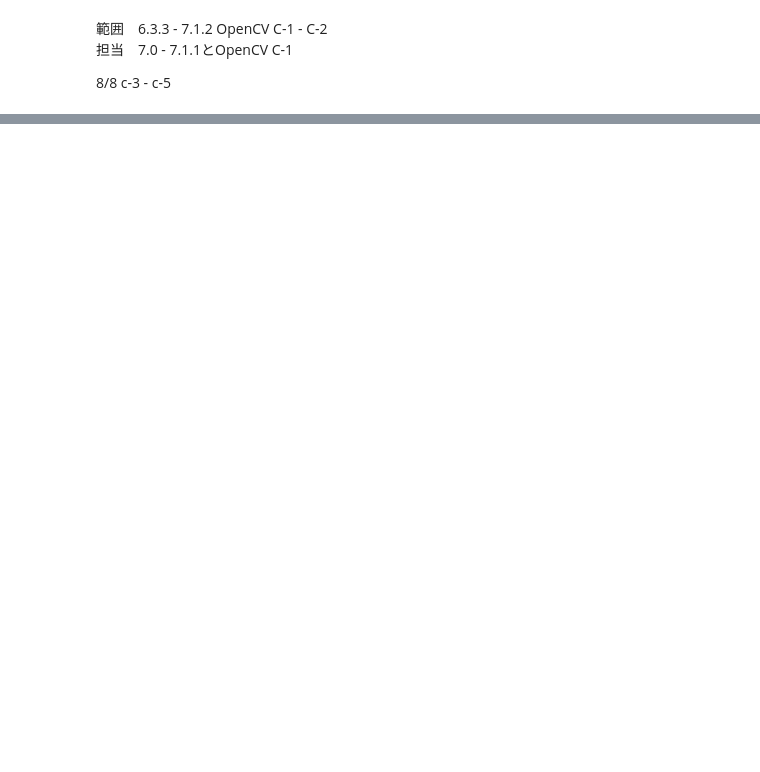
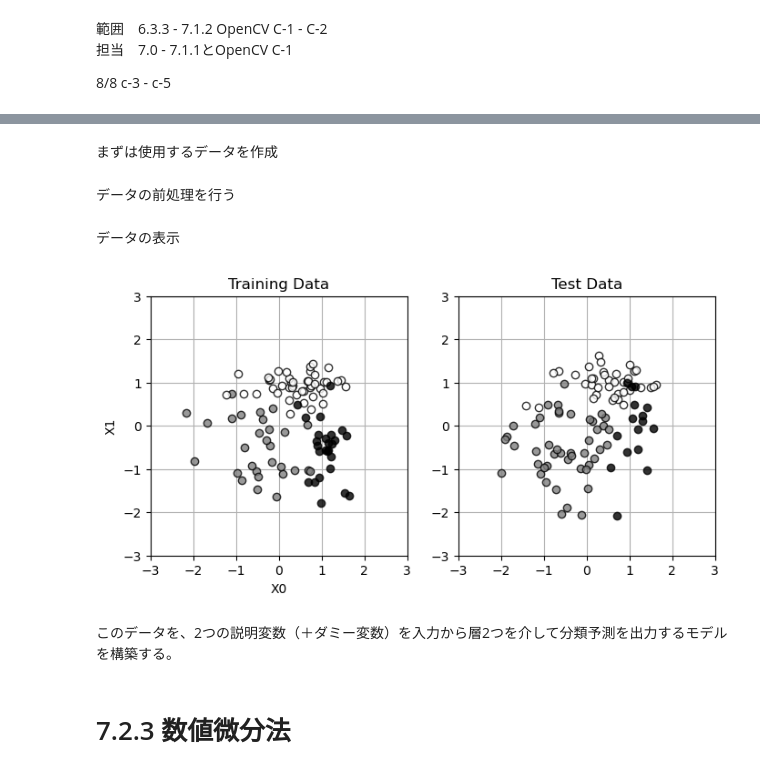
Before and after one commit to a2c6201/ml_labo, a Jupyter notebook: ml_text/section7.ipynb, the cells around one changed output, grey strips where cells are left out. Drawn from its saved outputs; the diff is of its cells as text; code cells hidden in the pictures; blank space fills up the shorter version.

Commit message:
learn:7.2.4数値微分法による学習

```diff
--- a/ml_text/section7.ipynb
+++ b/ml_text/section7.ipynb
@@ -31,0 +48,2 @@
+# %% [markdown]
+まずは使用するデータを作成
@@ -31,0 +77,55 @@
+# %% [markdown]
+データの前処理を行う
+# %%
+# 訓練データとテストデータに分割
+TrainingRatio = 0.5
+N_training = int(N * TrainingRatio)
+X_train = X[:N_training, :]
+X_test = X[N_training:, :]
+T_train = T[:N_training, :]
+T_test = T[N_training:, :]
+
+# データの保存
+np.savez(
+    'ch7_data.npz',
+    X_train=X_train, T_train=T_train, X_test=X_test, T_test=T_test,
+    X0_min=X0_min, X0_max=X0_max, X1_min=X1_min, X1_max=X1_max
+)
+# %% [markdown]
+データの表示
+# %%
+%matplotlib inline
+import matplotlib.pyplot as plt
+
+# データの表示
+def show_data(x, t):
+    K = t.shape[1]      # クラス数を取得
+    col = ['gray', 'white', 'black']
+    for k in range(K):
+        plt.plot(
+            x[t[:, k] == 1, 0], x[t[:, k] == 1, 1],         # クラスkのxをプロット
+            linestyle='none', markeredgecolor='black',
+            marker='o', color=col[k], alpha=0.8
+        )
+    plt.xlim(X0_min, X0_max)
+    plt.ylim(X1_min, X1_max)
+
+# メイン
+plt.figure(figsize=(8, 3.7))
+# 訓練データを表示
+plt.subplot(1, 2, 1)
+show_data(X_train, T_train)
+plt.title('Training Data')
+plt.xlabel('X0')
+plt.ylabel('X1')
+plt.grid()
+# テストデータ表示
+plt.subplot(1, 2, 2)
+show_data(X_test, T_test)
+plt.title('Test Data')
+plt.grid()
+plt.show()
+# %% [output]
+[figure, added]
+# %% [markdown]
+このデータを、2つの説明変数（＋ダミー変数）を入力から層2つを介して分類予測を出力するモデルを構築する。
@@ -31,0 +175,2 @@
+# %% [markdown]
+# 7.2.3 数値微分法
```
Also changed, not shown: parts of 33 cells of this notebook, 1 other file.
